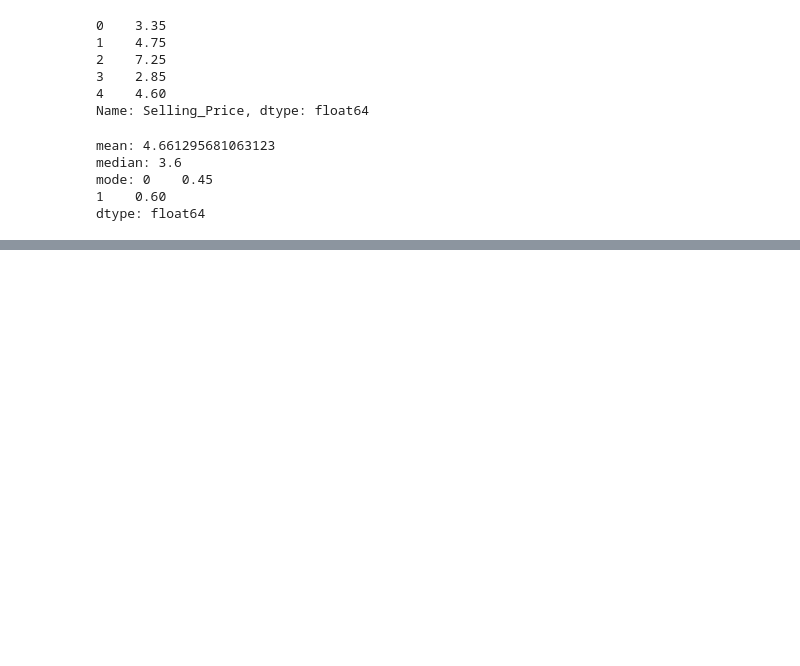
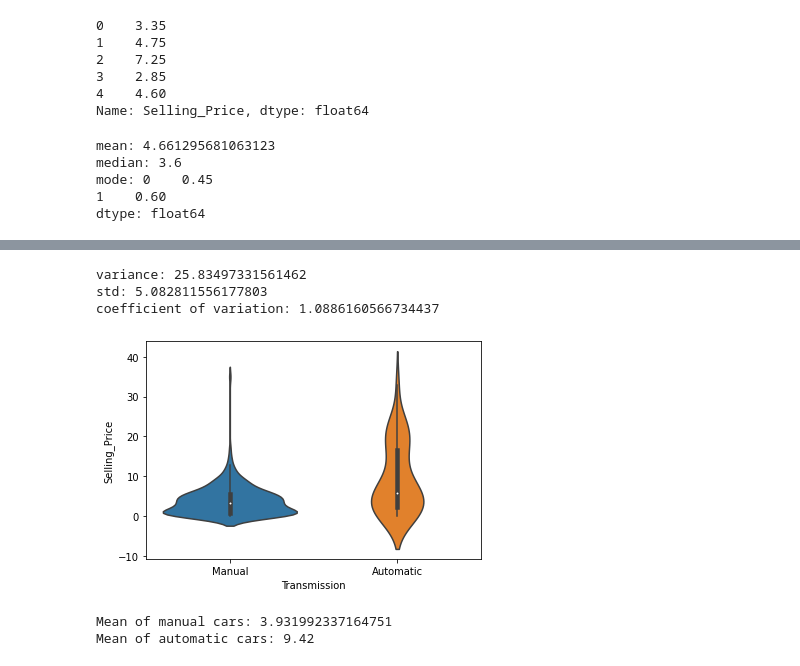
Before and after one commit to ABCD-EDU/cs322-lab, a Jupyter notebook: src/exercises/lab2/DescriptiveStatistics.ipynb, the cells around one changed output, grey strips where cells are left out. Saved outputs shown, nothing was run; the diff lists cells and outputs as text; code cells hidden in the pictures; blank space fills up the shorter version.

```diff
--- a/src/exercises/lab2/DescriptiveStatistics.ipynb
+++ b/src/exercises/lab2/DescriptiveStatistics.ipynb
@@ -61,0 +97,27 @@ print(mode)
+# %%
+# Range variance standard deviation
+variance = selling_price.var()
+std = selling_price.std()
+
+var = variation(selling_price, axis=0)
+idmax = np.argmax(var)
+
+print("variance: " + str(variance))
+print("std: " + str(std))
+print("coefficient of variation: " + str(var))
+# %% [output]
+variance: 25.83497331561462
+std: 5.082811556177803
+coefficient of variation: 1.0886160566734437
+# %%
+# Distribution of Selling Price according to Transmission type of car being sold
+manual = df[df["Transmission"] == "Manual"]["Selling_Price"].mean()
+automatic = df[df["Transmission"] == "Automatic"]["Selling_Price"].mean()
+sns.violinplot(x="Transmission", y="Selling_Price", data=df)
+plt.show()
+print("Mean of manual cars: " + str(manual))
+print("Mean of automatic cars: " + str(automatic))
+# %% [output]
+[figure, added]
+Mean of manual cars: 3.931992337164751
+Mean of automatic cars: 9.42
```
Also changed, not shown: parts of 12 cells of this notebook.
